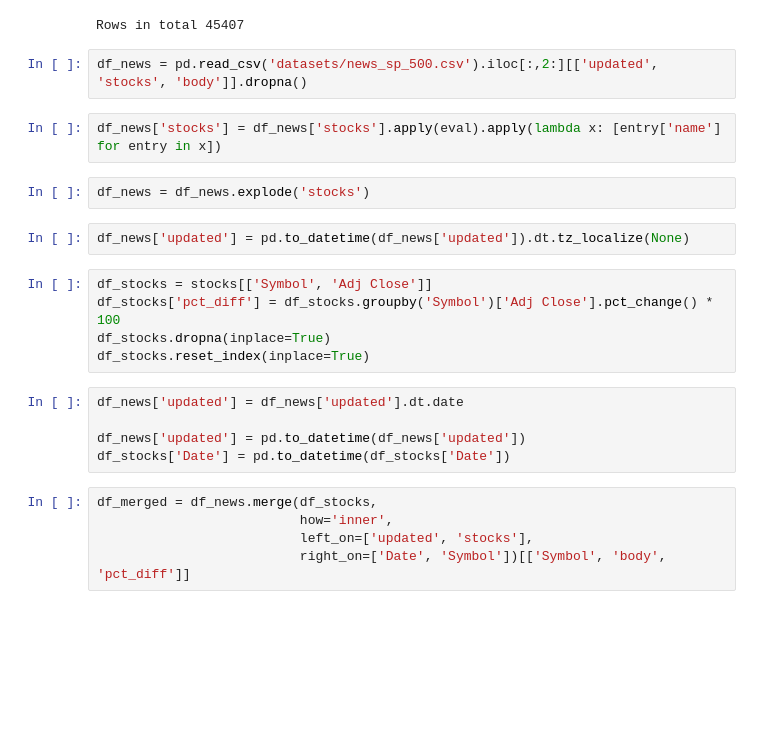
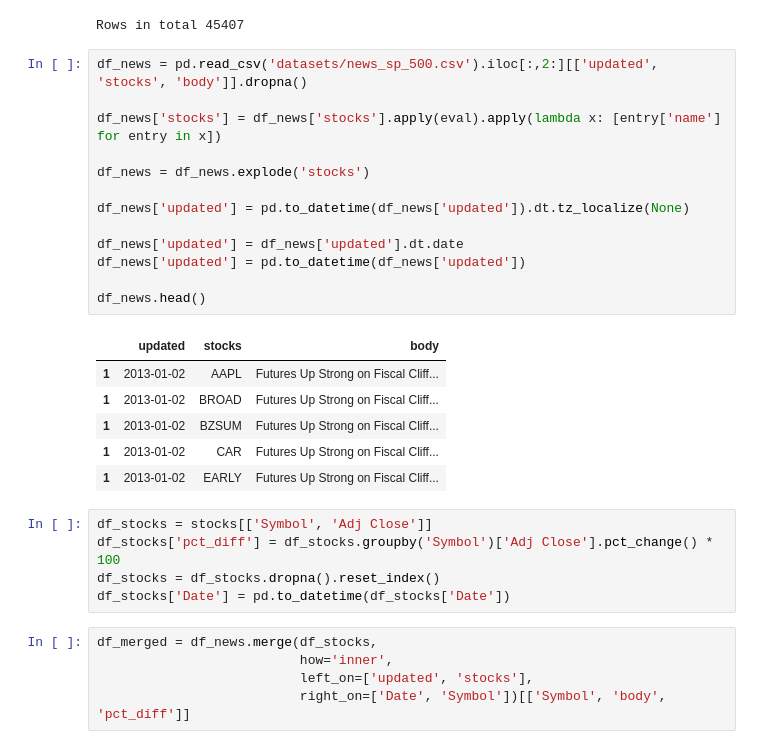
Before and after one commit to E03S/Portfolio_Optimisation, a Jupyter notebook: portfolio_optimisation/notebooks/nlp_cat_boost_exp.ipynb, the cells around one changed output. Drawn from its saved outputs; the diff is of its cells as text; blank space fills up the shorter version.

```diff
--- a/portfolio_optimisation/notebooks/nlp_cat_boost_exp.ipynb
+++ b/portfolio_optimisation/notebooks/nlp_cat_boost_exp.ipynb
@@ -142,22 +142,29 @@ merge_all_in_one_file()
 Rows in total 45407
 # %%
 df_news = pd.read_csv('datasets/news_sp_500.csv').iloc[:,2:][['updated', 'stocks', 'body']].dropna()
+
+df_news['stocks'] = df_news['stocks'].apply(eval).apply(lambda x: [entry['name'] for entry in x])
+
+df_news = df_news.explode('stocks')
+
+df_news['updated'] = pd.to_datetime(df_news['updated']).dt.tz_localize(None)
+
+df_news['updated'] = df_news['updated'].dt.date
+df_news['updated'] = pd.to_datetime(df_news['updated'])
+
+df_news.head()
+# %% [output]
+|  | updated | stocks | body |
+| 1 | 2013-01-02 | AAPL | Futures Up Strong on Fiscal Cliff... |
+| 1 | 2013-01-02 | BROAD | Futures Up Strong on Fiscal Cliff... |
+| 1 | 2013-01-02 | BZSUM | Futures Up Strong on Fiscal Cliff... |
+| 1 | 2013-01-02 | CAR | Futures Up Strong on Fiscal Cliff... |
+| 1 | 2013-01-02 | EARLY | Futures Up Strong on Fiscal Cliff... |
-# %%
-df_news['stocks'] = df_news['stocks'].apply(eval).apply(lambda x: [entry['name'] for entry in x])
-# %%
-df_news = df_news.explode('stocks')
-# %%
-df_news['updated'] = pd.to_datetime(df_news['updated']).dt.tz_localize(None)
 # %%
 df_stocks = stocks[['Symbol', 'Adj Close']]
 df_stocks['pct_diff'] = df_stocks.groupby('Symbol')['Adj Close'].pct_change() * 100
-df_stocks.dropna(inplace=True)
-df_stocks.reset_index(inplace=True)
+df_stocks = df_stocks.dropna().reset_index()
+df_stocks['Date'] = pd.to_datetime(df_stocks['Date'])
-# %%
-df_news['updated'] = df_news['updated'].dt.date
-
-df_news['updated'] = pd.to_datetime(df_news['updated'])
-df_stocks['Date'] = pd.to_datetime(df_stocks['Date'])
 # %%
 df_merged = df_news.merge(df_stocks,
                           how='inner',
```
Also changed, not shown: parts of 22 cells of this notebook, 10 other files.
